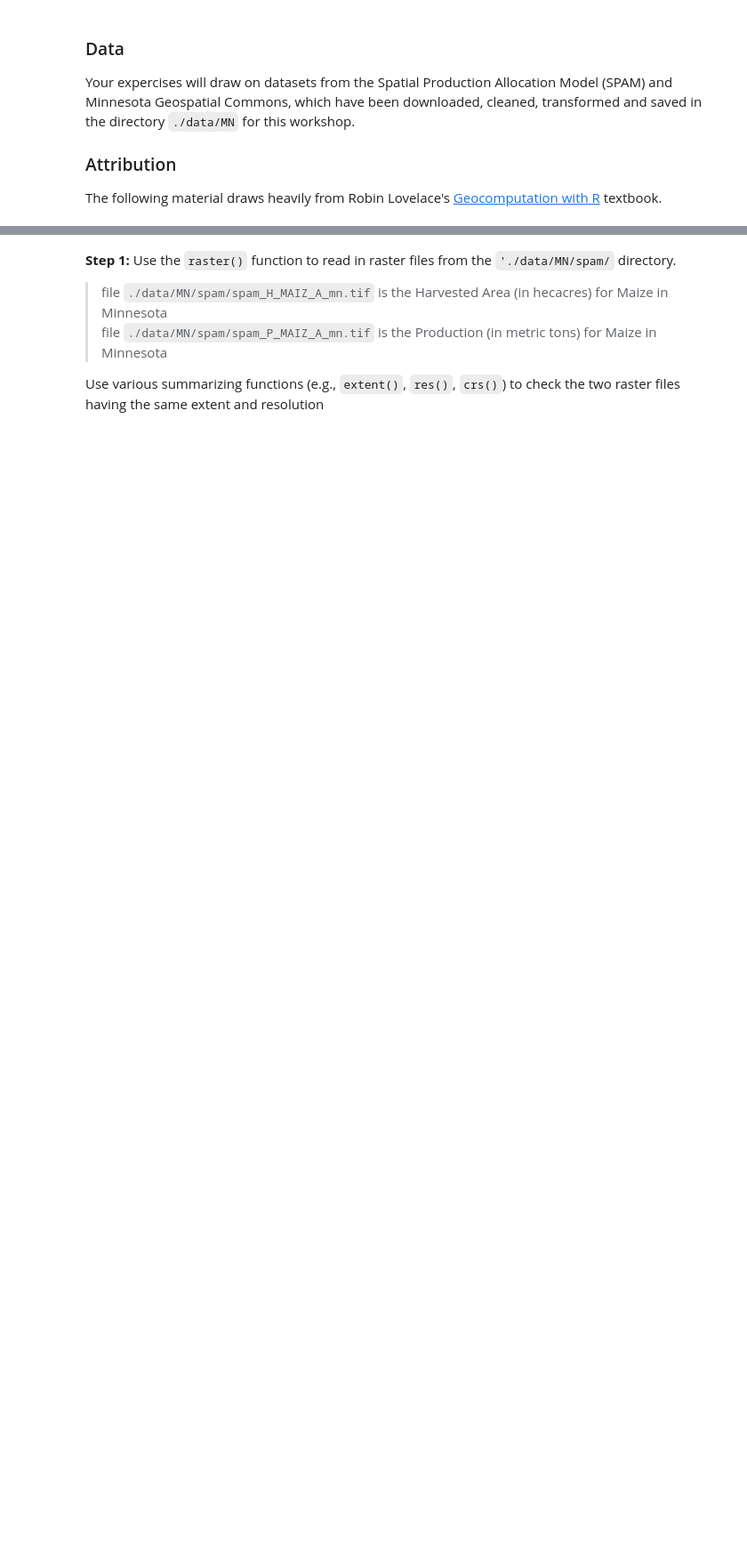
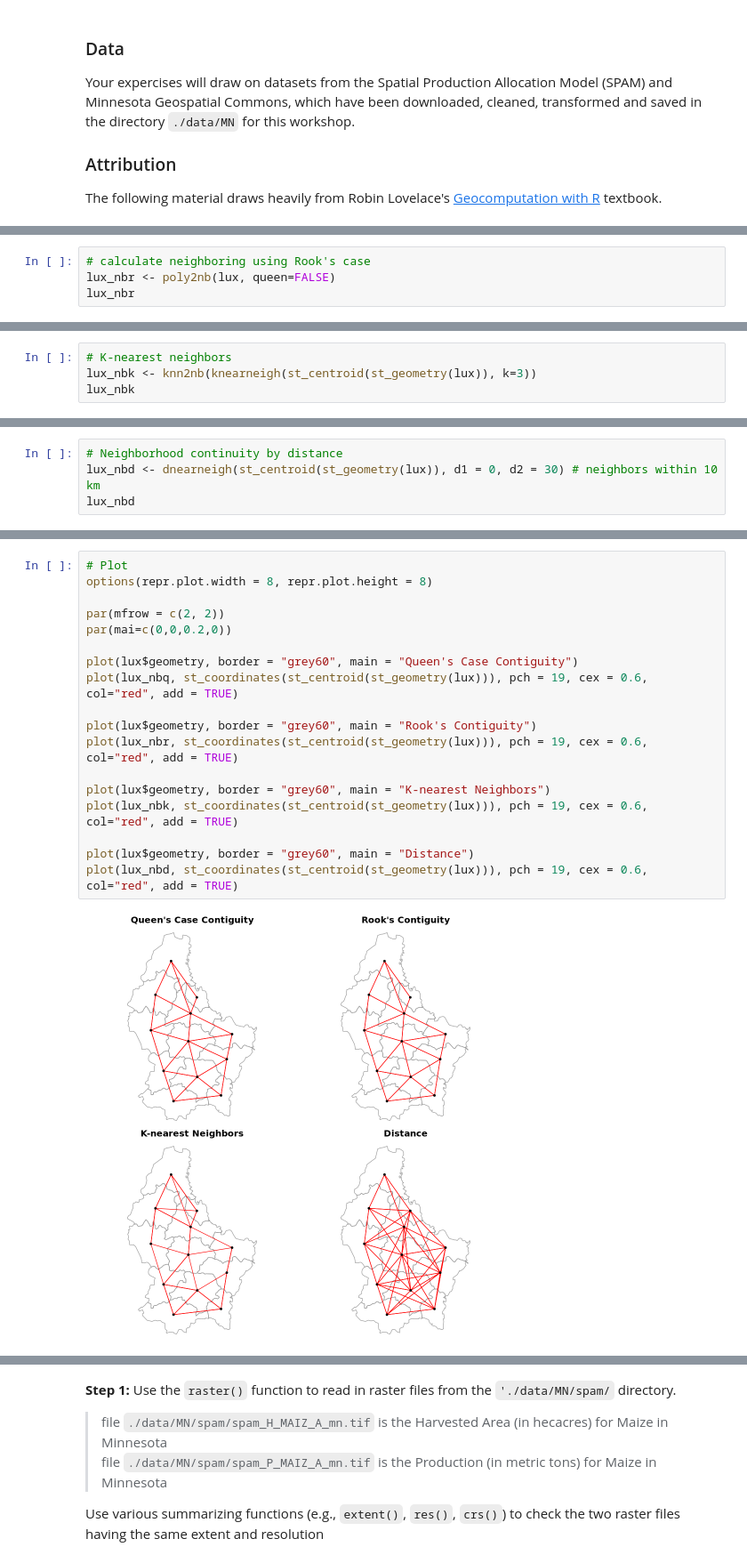
Before and after one commit to y-chai/GEMS-X003-Spatial-Regression-R, a Jupyter notebook: x003_Module4_Spatial Regression.ipynb, the cells around one changed output, grey strips where cells are left out. Shown: that part at 89% size. Cells and saved outputs as stored; diff of their text form; blank space fills up the shorter version.

```diff
--- a/x003_Module4_Spatial Regression.ipynb
+++ b/x003_Module4_Spatial Regression.ipynb
@@ -85,0 +177,4 @@ In this section we’ll focus on the specification of spatial dependence, on spe
+# %%
+# calculate neighboring using Rook's case
+lux_nbr <- poly2nb(lux, queen=FALSE)
+lux_nbr
@@ -85,0 +187,4 @@ In this section we’ll focus on the specification of spatial dependence, on spe
+# %%
+# K-nearest neighbors
+lux_nbk <- knn2nb(knearneigh(st_centroid(st_geometry(lux)), k=3))
+lux_nbk
@@ -85,0 +198,4 @@ In this section we’ll focus on the specification of spatial dependence, on spe
+# %%
+# Neighborhood continuity by distance
+lux_nbd <- dnearneigh(st_centroid(st_geometry(lux)), d1 = 0, d2 = 30) # neighbors within 10 km
+lux_nbd
@@ -86,2 +208,22 @@ In this section we’ll focus on the specification of spatial dependence, on spe
+# %%
+# Plot
+options(repr.plot.width = 8, repr.plot.height = 8)
+
+par(mfrow = c(2, 2))
+par(mai=c(0,0,0.2,0))
+
+plot(lux$geometry, border = "grey60", main = "Queen's Case Contiguity")
+plot(lux_nbq, st_coordinates(st_centroid(st_geometry(lux))), pch = 19, cex = 0.6, col="red", add = TRUE)
+
+plot(lux$geometry, border = "grey60", main = "Rook's Contiguity")
+plot(lux_nbr, st_coordinates(st_centroid(st_geometry(lux))), pch = 19, cex = 0.6, col="red", add = TRUE)
+
+plot(lux$geometry, border = "grey60", main = "K-nearest Neighbors")
+plot(lux_nbk, st_coordinates(st_centroid(st_geometry(lux))), pch = 19, cex = 0.6, col="red", add = TRUE)
+
+plot(lux$geometry, border = "grey60", main = "Distance")
+plot(lux_nbd, st_coordinates(st_centroid(st_geometry(lux))), pch = 19, cex = 0.6, col="red", add = TRUE)
+# %% [output]
+[figure, added]
 # %% [markdown]
 <a id="Ex1"></a>
```
Also changed, not shown: parts of 42 cells of this notebook, 21 other files.
